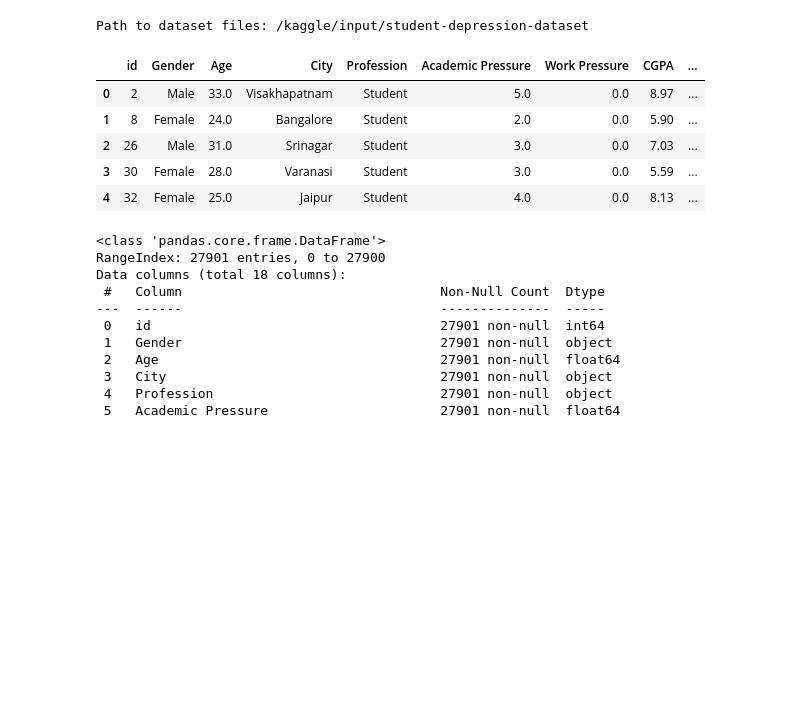
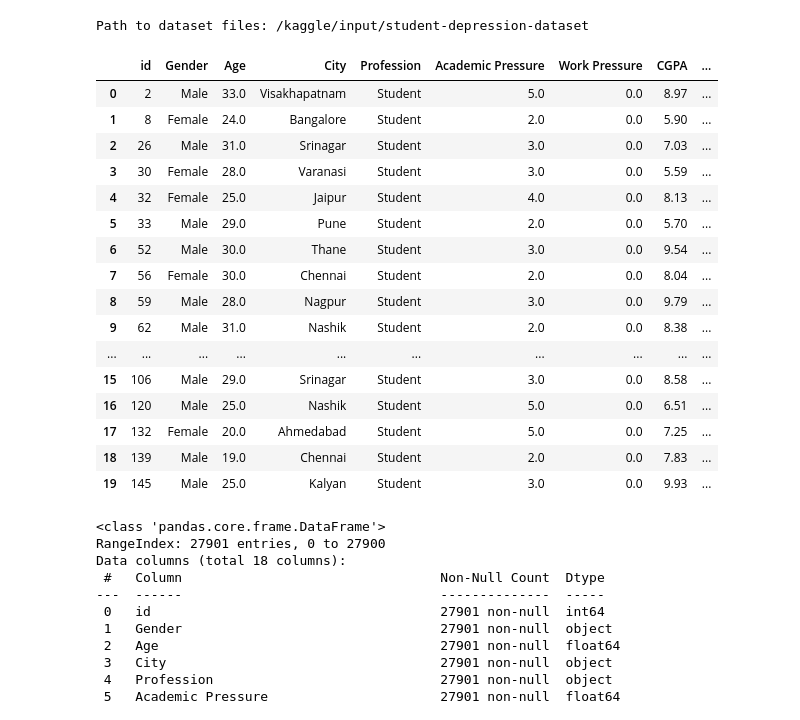
Before and after one commit to puck-arthur/data-learning, a Jupyter notebook: notebooks/week3_classification_models.ipynb, the cells around one changed output. Cells and saved outputs as stored; diff of their text form; code cells hidden in the pictures; blank space fills up the shorter version.

```diff
--- a/notebooks/week3_classification_models.ipynb
+++ b/notebooks/week3_classification_models.ipynb
@@ -59,16 +59,27 @@ Path to dataset files: /kaggle/input/student-depression-dataset
 # %%
 import pandas as pd
 
 df_raw = pd.read_csv(path + '/student_depression_dataset.csv')
 
-df_raw.head()
+df_raw.head(20)
 # %% [output]
 |  | id | Gender | Age | City | Profession | Academic Pressure | Work Pressure | CGPA | ... |
 | 0 | 2 | Male | 33.0 | Visakhapatnam | Student | 5.0 | 0.0 | 8.97 | ... |
 | 1 | 8 | Female | 24.0 | Bangalore | Student | 2.0 | 0.0 | 5.90 | ... |
 | 2 | 26 | Male | 31.0 | Srinagar | Student | 3.0 | 0.0 | 7.03 | ... |
 | 3 | 30 | Female | 28.0 | Varanasi | Student | 3.0 | 0.0 | 5.59 | ... |
 | 4 | 32 | Female | 25.0 | Jaipur | Student | 4.0 | 0.0 | 8.13 | ... |
+| 5 | 33 | Male | 29.0 | Pune | Student | 2.0 | 0.0 | 5.70 | ... |
+| 6 | 52 | Male | 30.0 | Thane | Student | 3.0 | 0.0 | 9.54 | ... |
+| 7 | 56 | Female | 30.0 | Chennai | Student | 2.0 | 0.0 | 8.04 | ... |
+| 8 | 59 | Male | 28.0 | Nagpur | Student | 3.0 | 0.0 | 9.79 | ... |
+| 9 | 62 | Male | 31.0 | Nashik | Student | 2.0 | 0.0 | 8.38 | ... |
+| ... | ... | ... | ... | ... | ... | ... | ... | ... | ... |
+| 15 | 106 | Male | 29.0 | Srinagar | Student | 3.0 | 0.0 | 8.58 | ... |
+| 16 | 120 | Male | 25.0 | Nashik | Student | 5.0 | 0.0 | 6.51 | ... |
+| 17 | 132 | Female | 20.0 | Ahmedabad | Student | 5.0 | 0.0 | 7.25 | ... |
+| 18 | 139 | Male | 19.0 | Chennai | Student | 2.0 | 0.0 | 7.83 | ... |
+| 19 | 145 | Male | 25.0 | Kalyan | Student | 3.0 | 0.0 | 9.93 | ... |
 # %%
 # Leeeets make some EDA
 
```
Also changed, not shown: parts of 9 cells of this notebook.
